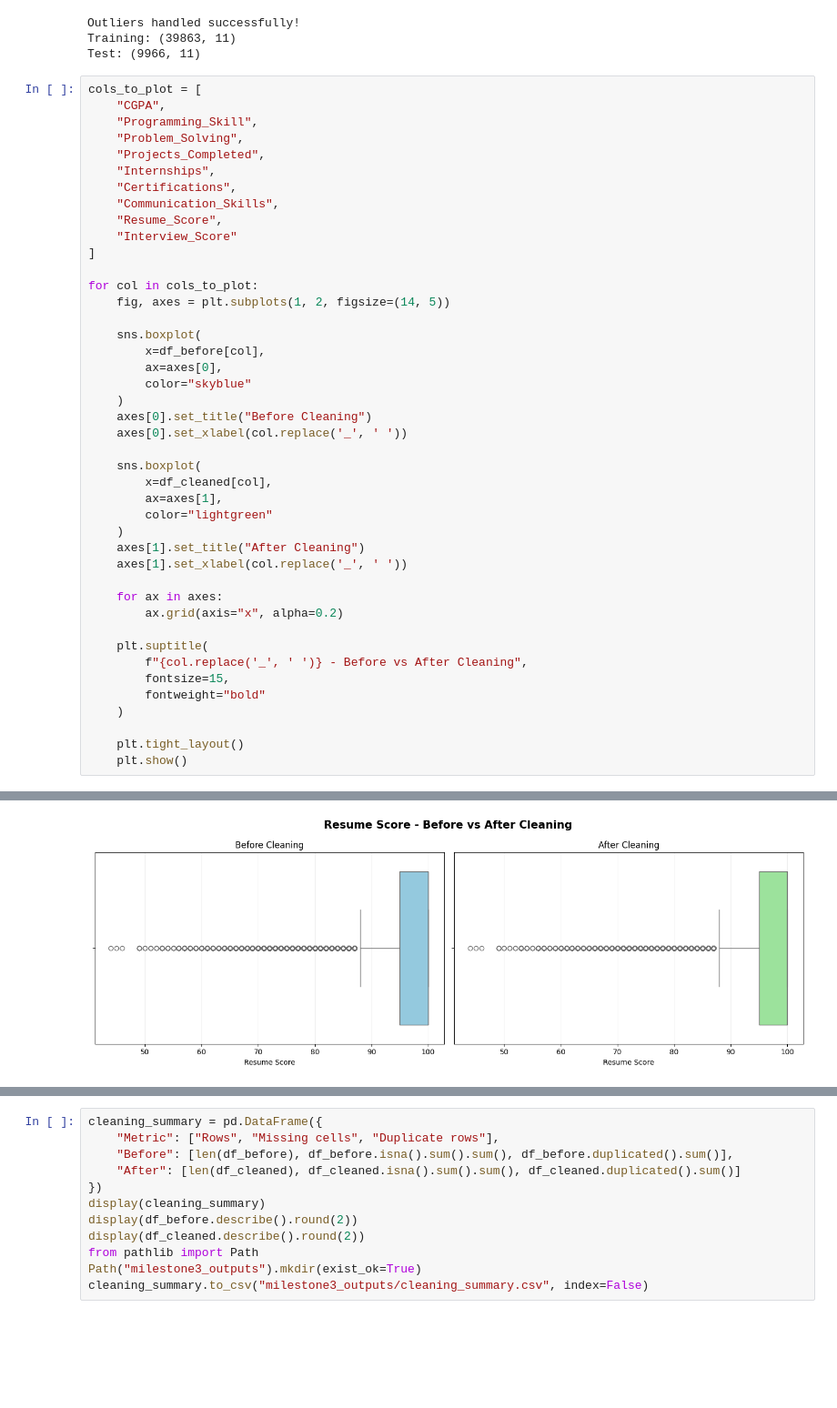
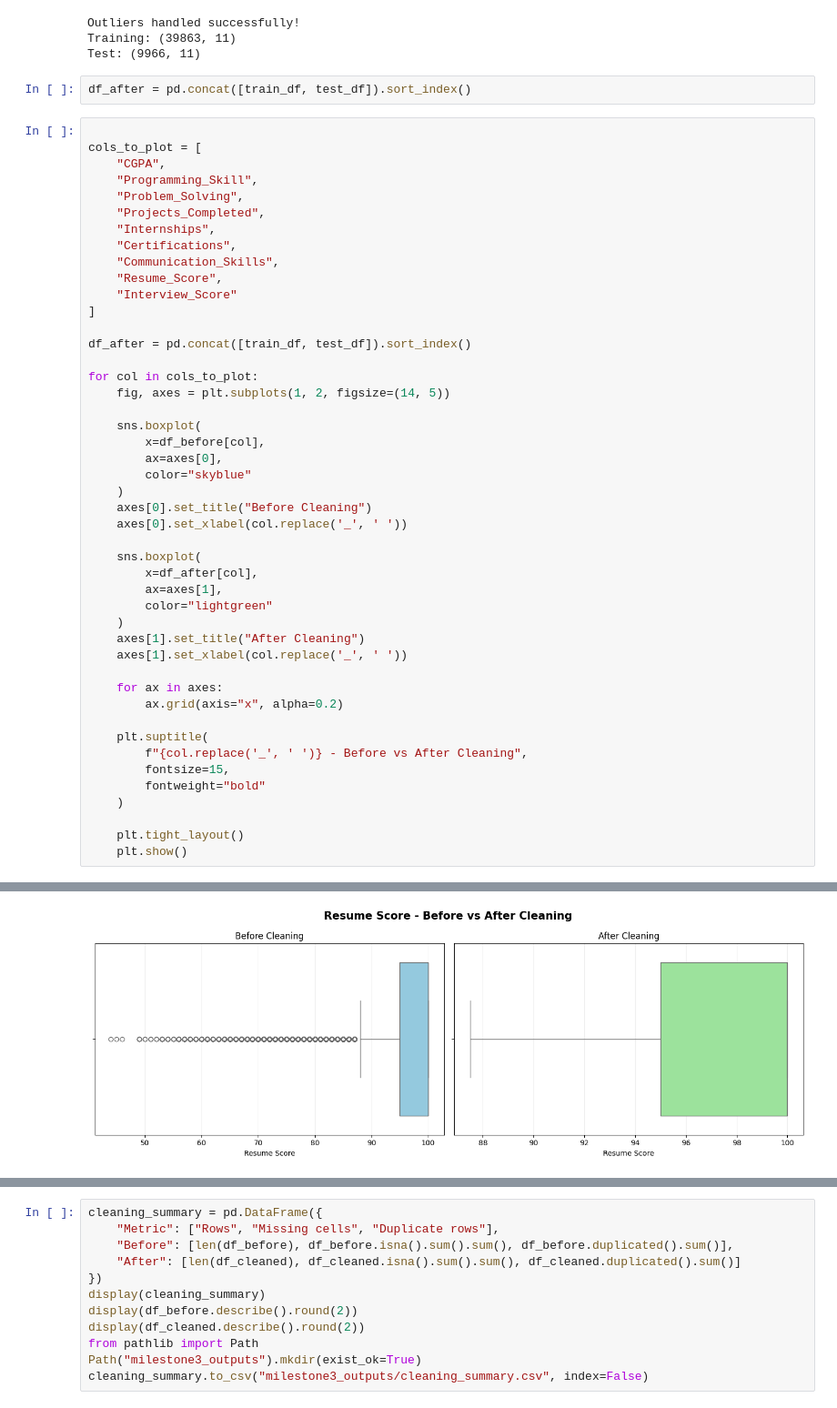
Before and after one commit to Ramaalodat/FURSAAI3, a Jupyter notebook: Fursa_AI_Balanced.ipynb, the cells around one changed output, grey strips where cells are left out. Shown at 91% size. Drawn from its saved outputs; the diff is of its cells as text; blank space fills up the shorter version.

```diff
--- a/Fursa_AI_Balanced.ipynb
+++ b/Fursa_AI_Balanced.ipynb
@@ -350,7 +350,10 @@ print("Test:", test_df.shape)
 Outliers handled successfully!
 Training: (39863, 11)
 Test: (9966, 11)
+# %%
+df_after = pd.concat([train_df, test_df]).sort_index()
 # %%
+
 cols_to_plot = [
     "CGPA",
     "Programming_Skill",
@@ -362,6 +365,8 @@ cols_to_plot = [
     "Resume_Score",
     "Interview_Score"
 ]
+
+df_after = pd.concat([train_df, test_df]).sort_index()
 
 for col in cols_to_plot:
     fig, axes = plt.subplots(1, 2, figsize=(14, 5))
@@ -375,7 +380,7 @@ for col in cols_to_plot:
     axes[0].set_xlabel(col.replace('_', ' '))
 
     sns.boxplot(
-        x=df_cleaned[col],
+        x=df_after[col],
         ax=axes[1],
         color="lightgreen"
     )
@@ -401,4 +406,4 @@ for col in cols_to_plot:
 [figure]
 [figure]
 [figure]
-[figure, old version]
+[figure, new version]
```
Also changed, not shown: parts of 2 cells of this notebook, 38 other files.
